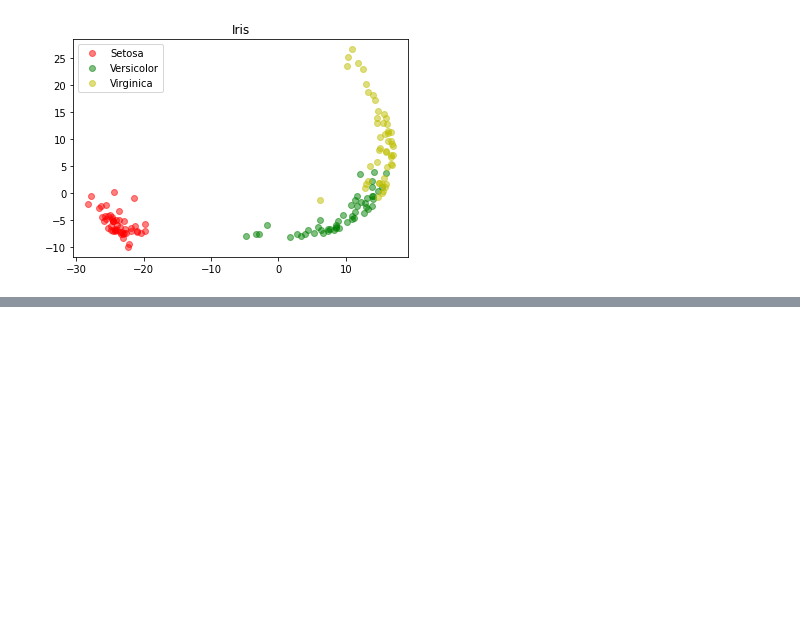
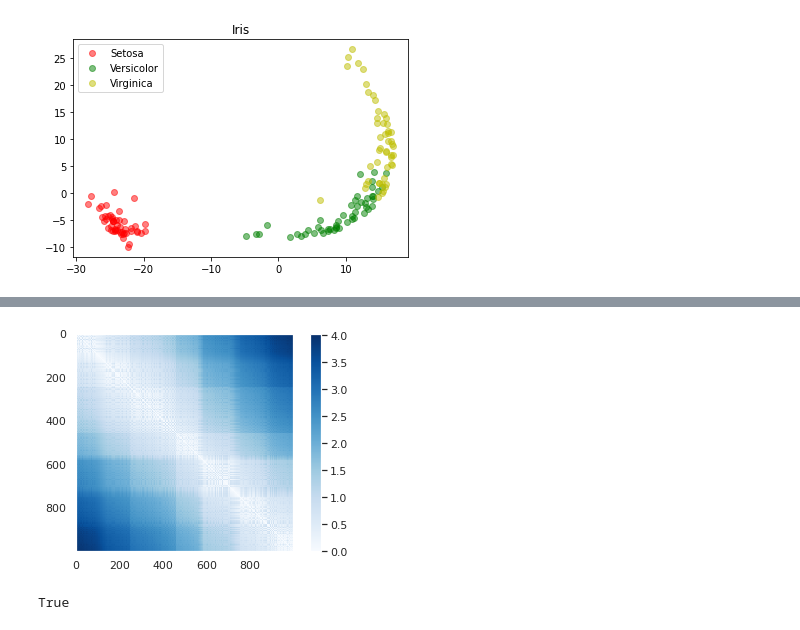
Before and after one commit to Kggzzz/Multivaririate, a Jupyter notebook: Chapter4_MDS.ipynb, the cells around one changed output, grey strips where cells are left out. Saved outputs shown, nothing was run; the diff lists cells and outputs as text; code cells hidden in the pictures; blank space fills up the shorter version.

```diff
--- a/Chapter4_MDS.ipynb
+++ b/Chapter4_MDS.ipynb
@@ -162,0 +252,10 @@ plt.title('Iris'); #ตั้งชื่อกราฟโดยใช้ .titl
+# %%
+plt.imshow(D, zorder=2, cmap='Blues', interpolation='nearest')
+plt.colorbar(); #บอกค่าสีเข้มสีสว่างของสีใน imshow
+# %% [output]
+[figure, added]
+# %%
+D2 = pairwise_distances(X2)
+np.allclose(D, D2)
+# %% [output]
+True
```
Also changed, not shown: parts of 29 cells of this notebook.
